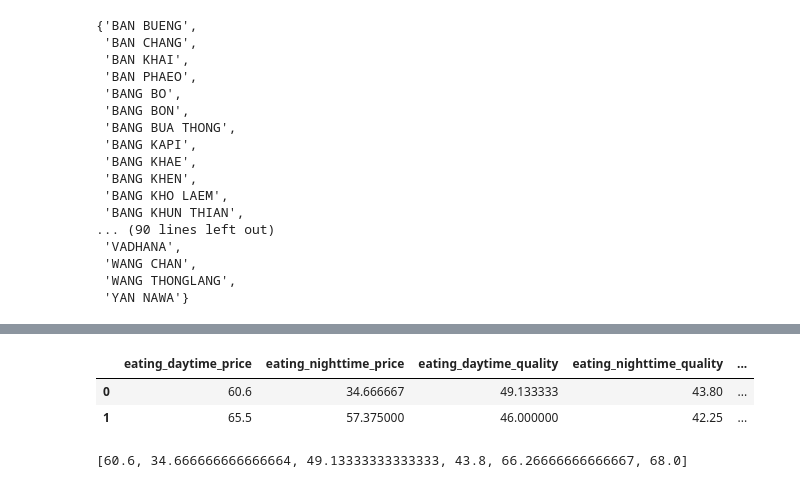
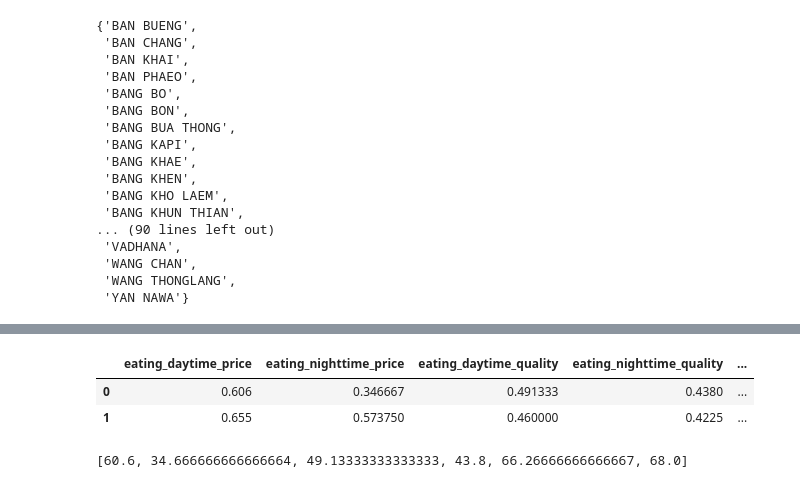
Before and after one commit to Kanchanasud/BasicProg_Dataviz65, a Jupyter notebook: DataViz04_Data_Comparison.ipynb, the cells around one changed output, grey strips where cells are left out. Drawn from its saved outputs; the diff is of its cells as text; code cells hidden in the pictures.

```diff
--- a/DataViz04_Data_Comparison.ipynb
+++ b/DataViz04_Data_Comparison.ipynb
@@ -685,12 +685,13 @@ mydata
 | MUEANG PHUKET | 288.375000 | 2621.500000 | 2617.0 | 2616.0 | 56.125 | 65.5 | ... |
 # %%
 mydata = mydata.reset_index()[['eating_daytime_price','eating_nighttime_price','eating_daytime_quality','eating_nighttime_quality','eating_daytime_variety','eating_nighttime_variety']]
-# %%
-mydata
-# %% [output]
-|  | eating_daytime_price | eating_nighttime_price | eating_daytime_quality | eating_nighttime_quality | ... |
-| 0 | 60.6 | 34.666667 | 49.133333 | 43.80 | ... |
-| 1 | 65.5 | 57.375000 | 46.000000 | 42.25 | ... |
+# %%
+mydata = 0.1*mydata #ปรับ data ให้เป็น 10 เพราะถ้าไม่ปรับกราฟใหญ่เกินไป แต่ถ้าไปทำงานไม่ควรเปลี่ยนตัว data
+mydata
+# %% [output]
+|  | eating_daytime_price | eating_nighttime_price | eating_daytime_quality | eating_nighttime_quality | ... |
+| 0 | 0.606 | 0.346667 | 0.491333 | 0.4380 | ... |
+| 1 | 0.655 | 0.573750 | 0.460000 | 0.4225 | ... |
 # %%
 categories = ['eating_daytime_price','eating_nighttime_price','eating_daytime_quality','eating_nighttime_quality','eating_daytime_variety','eating_nighttime_variety']
 # %%
```
Also changed, not shown: parts of 2 cells of this notebook.
